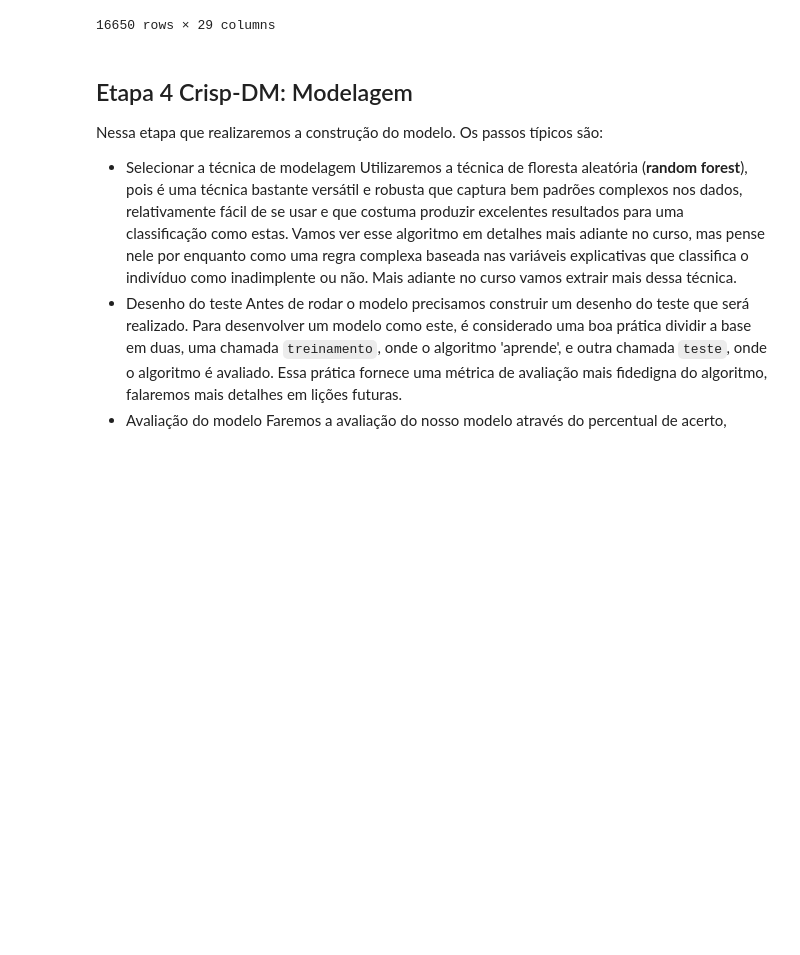
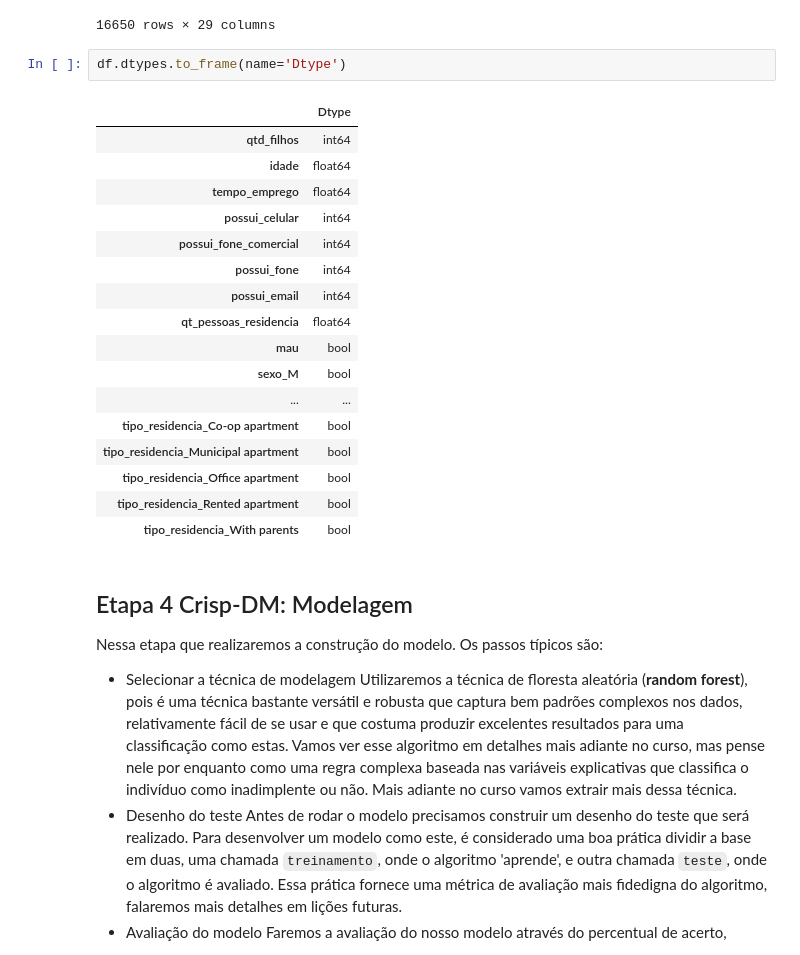
Before and after one commit to AldiVandeX/Credit-score, a Jupyter notebook: Projeto 01 - Classificação de crédito.ipynb, the cells around one changed output. Saved outputs shown, nothing was run; the diff lists cells and outputs as text; blank space fills up the shorter version.

```diff
--- a/Projeto 01 - Classificação de crédito.ipynb
+++ b/Projeto 01 - Classificação de crédito.ipynb
@@ -247,6 +256,26 @@ df
 | 16648 | 0 | 30.005479 | 9.800000 | 1 | 1 | 0 | 0 | ... |
 | 16649 | 0 | 33.936986 | 3.630137 | 1 | 0 | 1 | 1 | ... |
 16650 rows × 29 columns
+# %%
+df.dtypes.to_frame(name='Dtype')
+# %% [output]
+|  | Dtype |
+| qtd_filhos | int64 |
+| idade | float64 |
+| tempo_emprego | float64 |
+| possui_celular | int64 |
+| possui_fone_comercial | int64 |
+| possui_fone | int64 |
+| possui_email | int64 |
+| qt_pessoas_residencia | float64 |
+| mau | bool |
+| sexo_M | bool |
+| ... | ... |
+| tipo_residencia_Co-op apartment | bool |
+| tipo_residencia_Municipal apartment | bool |
+| tipo_residencia_Office apartment | bool |
+| tipo_residencia_Rented apartment | bool |
+| tipo_residencia_With parents | bool |
 # %% [markdown]
 ## Etapa 4 Crisp-DM: Modelagem
 Nessa etapa que realizaremos a construção do modelo. Os passos típicos são:
```
Also changed, not shown: parts of 9 cells of this notebook, 1 other file.
